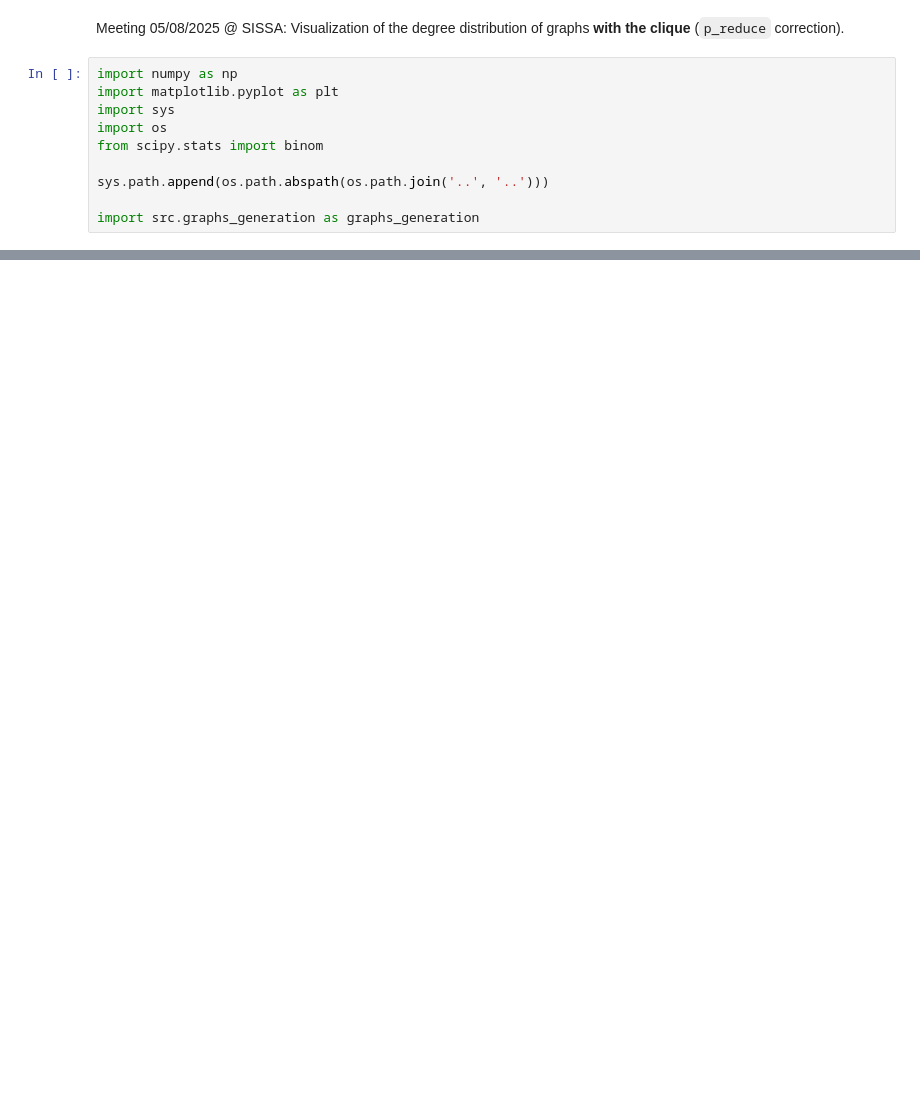
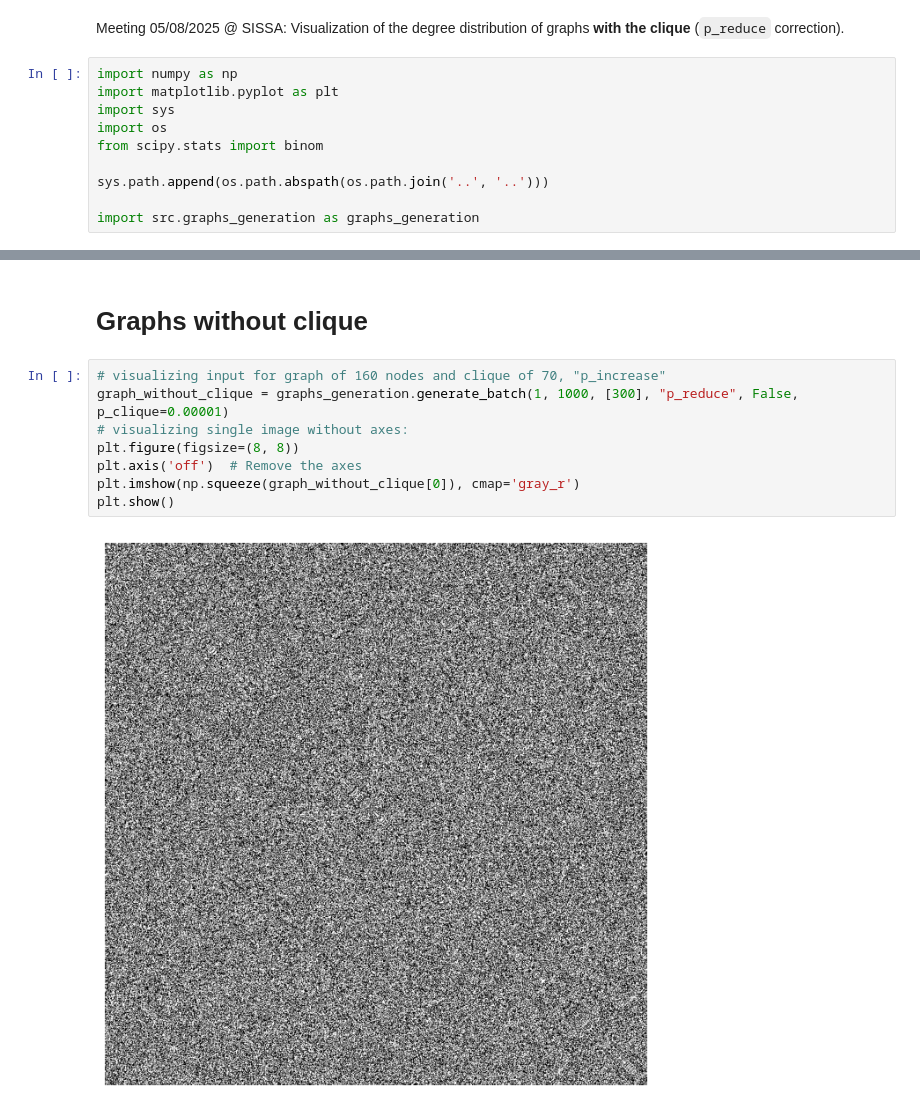
Before and after one commit to danieletirinnanzi/HUPLACLIP-NNs, a Jupyter notebook: scripts/visualizations/degree_distribution.ipynb, the cells around one changed output, grey strips where cells are left out. Drawn from its saved outputs; the diff is of its cells as text; blank space fills up the shorter version.

```diff
--- a/scripts/visualizations/degree_distribution.ipynb
+++ b/scripts/visualizations/degree_distribution.ipynb
@@ -88,0 +87,12 @@ plt.plot(degree_range, degree_distribution(300, 1000, degree_range))
+# %% [markdown]
+# Graphs without clique
+# %%
+# visualizing input for graph of 160 nodes and clique of 70, "p_increase"
+graph_without_clique = graphs_generation.generate_batch(1, 1000, [300], "p_reduce", False, p_clique=0.00001)
+# visualizing single image without axes:
+plt.figure(figsize=(8, 8))
+plt.axis('off')  # Remove the axes
+plt.imshow(np.squeeze(graph_without_clique[0]), cmap='gray_r')
+plt.show()
+# %% [output]
+[figure, added]
```
Also changed, not shown: parts of 9 cells of this notebook.
